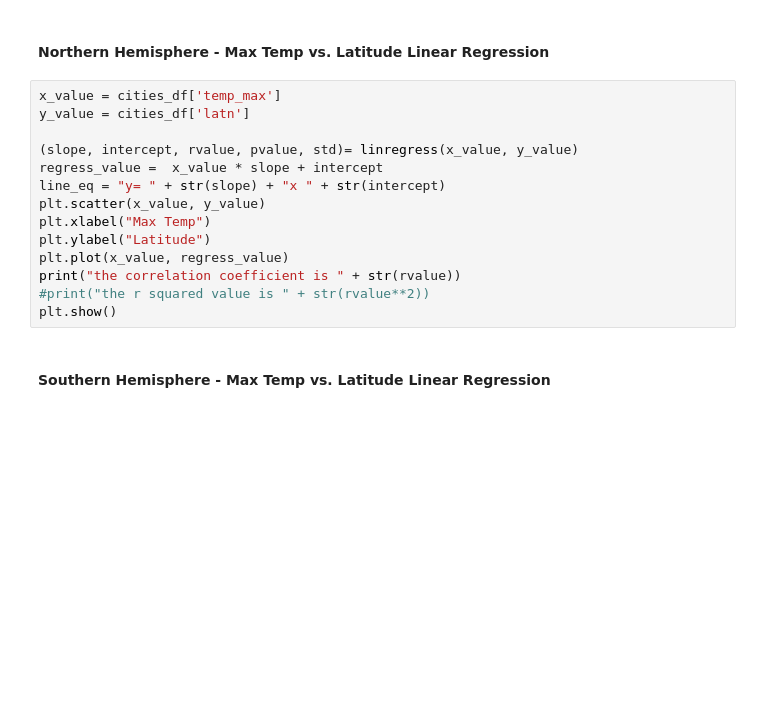
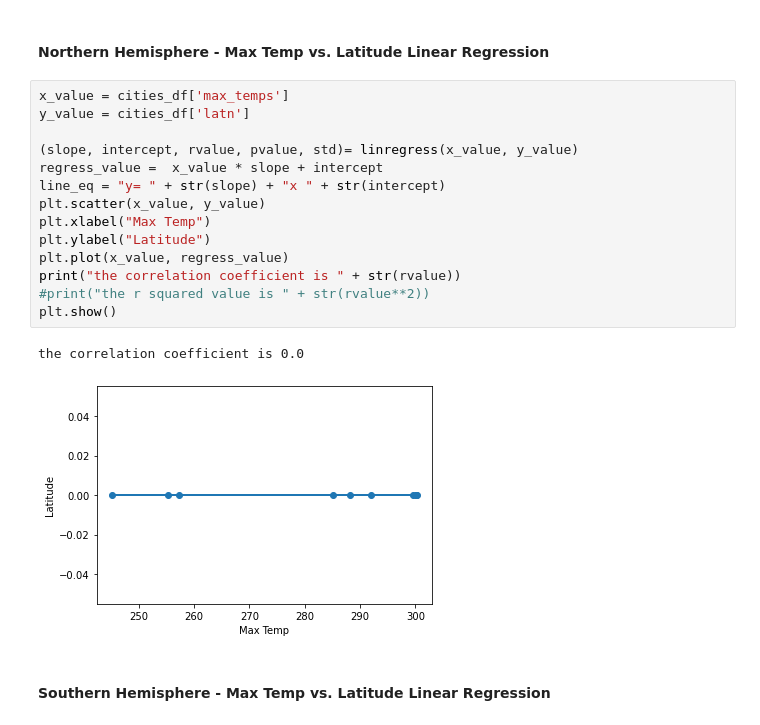
Before and after one commit to brianmorton/API-Challange, a Jupyter notebook: WeatherPy/WeatherPy.ipynb, the cells around one changed output. Drawn from its saved outputs; the diff is of its cells as text; blank space fills up the shorter version.

```diff
--- a/WeatherPy/WeatherPy.ipynb
+++ b/WeatherPy/WeatherPy.ipynb
@@ -207,19 +232,22 @@ AxesSubplot:xlabel='Latitude', ylabel='Wind Speed'
 # %% [markdown]
 ####  Northern Hemisphere - Max Temp vs. Latitude Linear Regression
 # %%
-x_value = cities_df['temp_max']
+x_value = cities_df['max_temps']
 y_value = cities_df['latn']
 
 (slope, intercept, rvalue, pvalue, std)= linregress(x_value, y_value)
 regress_value =  x_value * slope + intercept
 line_eq = "y= " + str(slope) + "x " + str(intercept)
 plt.scatter(x_value, y_value)
 plt.xlabel("Max Temp")
 plt.ylabel("Latitude")
 plt.plot(x_value, regress_value)
 print("the correlation coefficient is " + str(rvalue))
 #print("the r squared value is " + str(rvalue**2))
 plt.show()
+# %% [output]
+the correlation coefficient is 0.0
+[figure, added]
 # %% [markdown]
 ####  Southern Hemisphere - Max Temp vs. Latitude Linear Regression
 # %%
```
Also changed, not shown: parts of 19 cells of this notebook, 1 other file.
